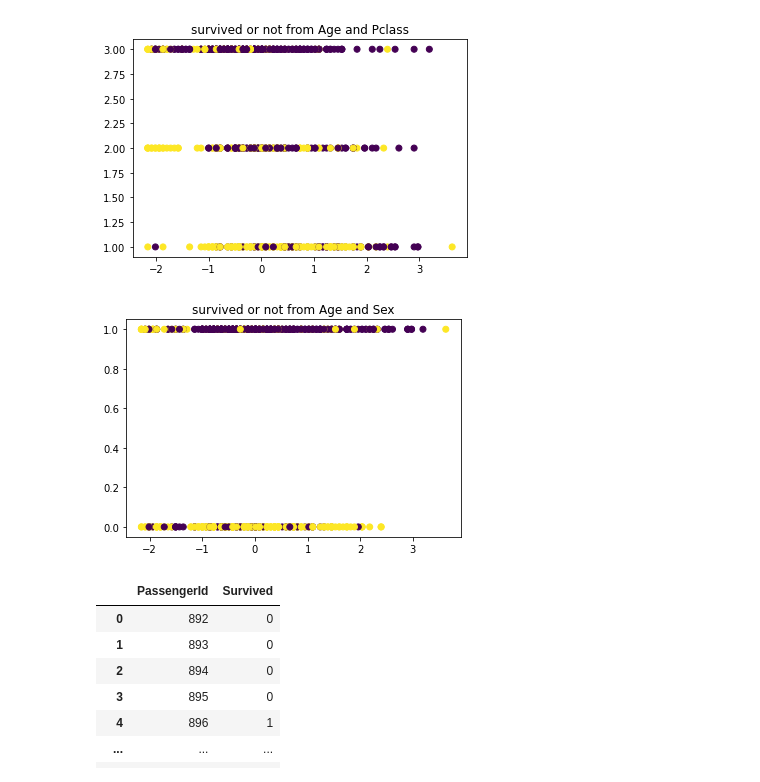
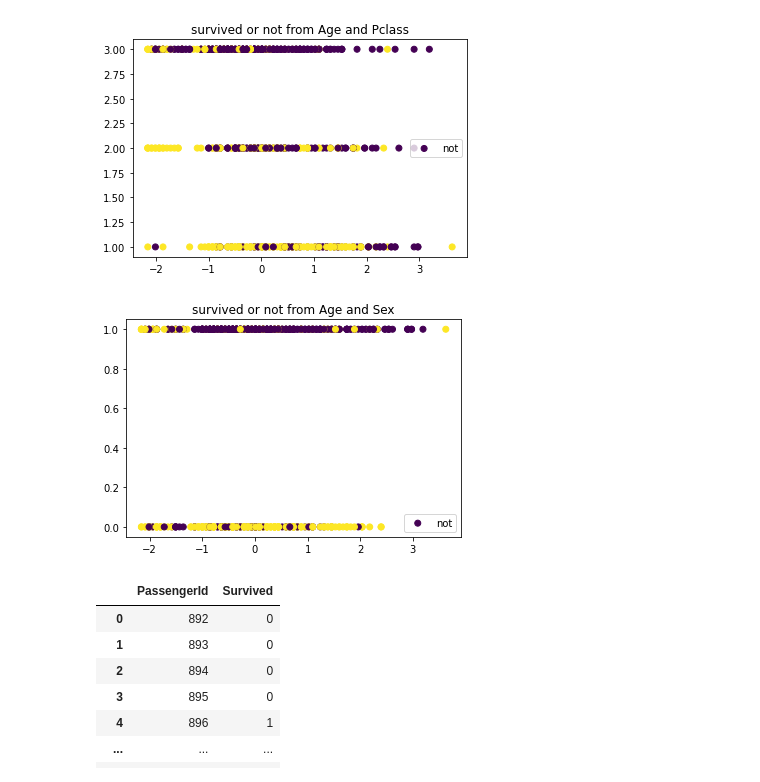
Before and after one commit to shromesh/titanic, a Jupyter notebook: titanic_analyze.ipynb, the cells around one changed output. Cells and saved outputs as stored; diff of their text form; code cells hidden in the pictures.

```diff
--- a/titanic_analyze.ipynb
+++ b/titanic_analyze.ipynb
@@ -64,23 +94,23 @@ dtype: object
 # %%
-def make_scatter(xy_list):
-    for x, y in xy_list:
-        plt.scatter(X_train[x], X_train[y], c=y_train);
-        plt.title('survived or not from {} and {}'.format(x, y))
-        plt.show();
+# 2つ特徴量を受け取り、正解ラベルを色で表現する
+def make_scatter(x, y):
+    plt.scatter(X_train[x], X_train[y], c=y_train)
+    plt.title('survived or not from {} and {}'.format(x, y))
+    plt.legend(['not', 'survived'])
+    plt.show()
 
-make_scatter([('Age', 'Pclass'), ('Age', 'Sex')])
-# Sex, Age, Pclass, Embarkedあたりが使えそう
+for x, y in [('Age', 'Pclass'), ('Age', 'Sex')]:
+    make_scatter(x, y)
 
+# def make_barplot(column_list):# column_listにわたすと
+#     for name in column_list:
+#         sr = train_master.groupby(name).apply(lambda x: x.Survived.sum()/x.Survived.count())
+#         plt.bar(sr.index, sr)
+#         plt.title('the ratio of survivors from each {}'.format(name))
+#         plt.show();
 
-def make_barplot(column_list):# column_listにわたすと
-    for name in column_list:
-        sr = train_master.groupby(name).apply(lambda x: x.Survived.sum()/x.Survived.count())
-        plt.bar(sr.index, sr)
-        plt.title('the ratio of survivors from each {}'.format(name))
-        plt.show();
-
-# make_barplot(['Embarked', 'Pclass', 'SibSp', 'Parch'])
+# # make_barplot(['Pclass', 'SibSp', 'Parch'])
 # %% [output]
-[figure, old version]
+[figure, new version]
-[figure, old version]
+[figure, new version]
 # %%
```
Also changed, not shown: parts of 8 cells of this notebook, 3 other files.
